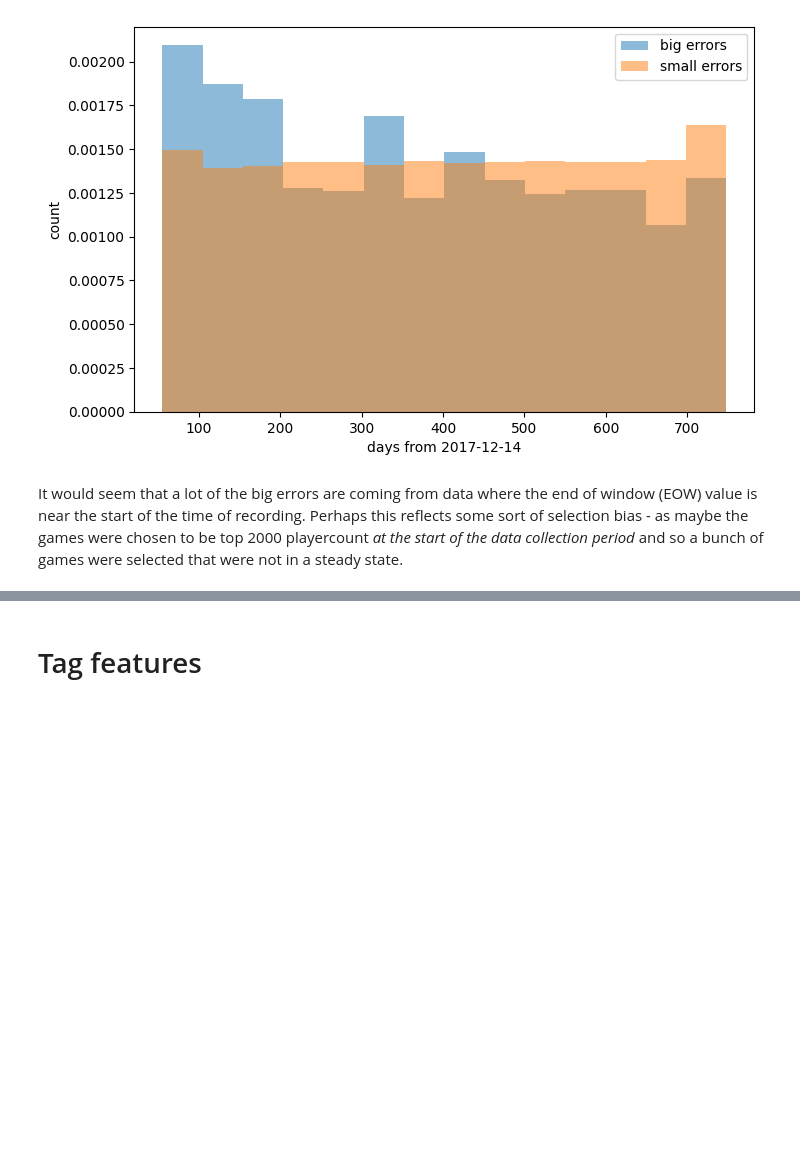
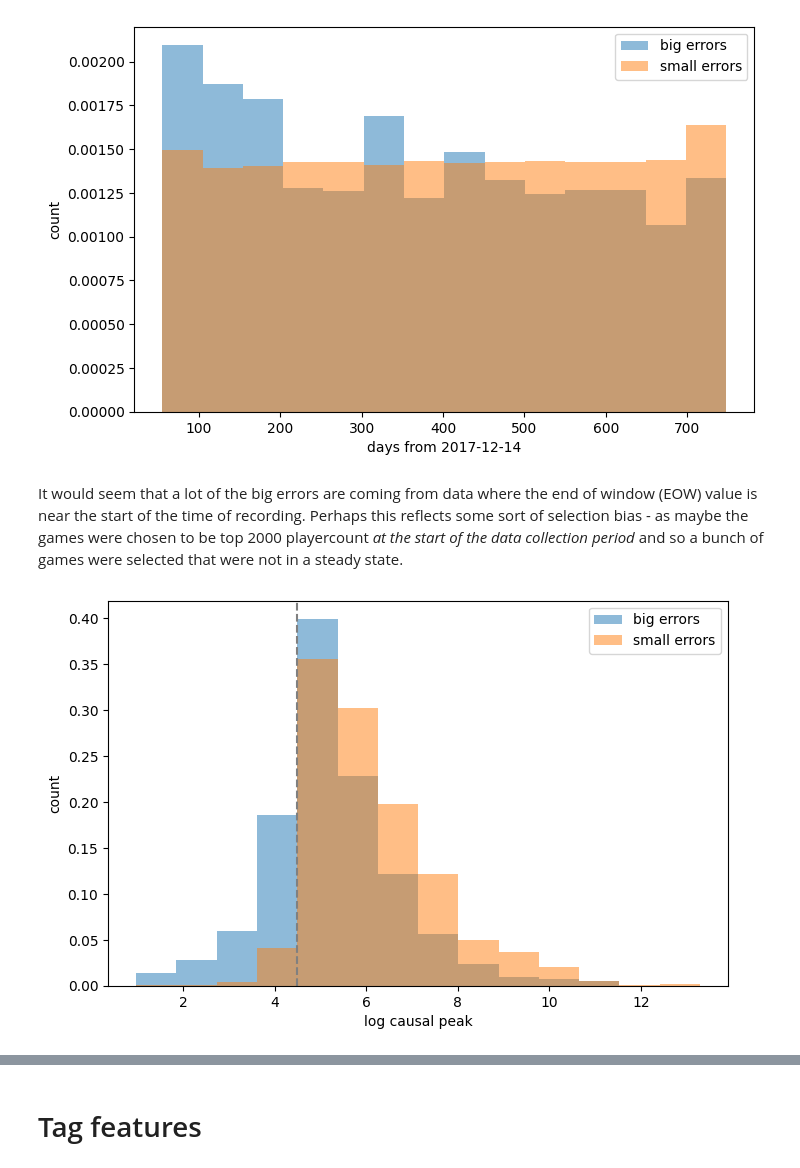
Before and after one commit to su-jai/player_forecasting, a Jupyter notebook: notebooks/data_engineering.ipynb, the cells around one changed output, grey strips where cells are left out. Drawn from its saved outputs; the diff is of its cells as text; code cells hidden in the pictures; blank space fills up the shorter version.

Commit message:
Further analysis of errors

```diff
--- a/notebooks/data_engineering.ipynb
+++ b/notebooks/data_engineering.ipynb
@@ -1163,3 +1163,25 @@ plt.show()
 [figure]
 # %% [markdown]
 It would seem that a lot of the big errors are coming from data where the end of window (EOW) value is near the start of the time of recording. Perhaps this reflects some sort of selection bias - as maybe the games were chosen to be top 2000 playercount *at the start of the data collection period* and so a bunch of games were selected that were not in a steady state.
+# %%
+a = big_error_lcp
+b = small_error_lcp
+
+fig, ax = plt.subplots(figsize=(8, 5))
+
+bins = np.linspace(
+    min(a.min(), b.min()),
+    max(a.max(), b.max()),
+    15
+)   # shared edges so the bars line up
+
+ax.hist(a, bins=bins, alpha=0.5, label="big errors", density=True)
+ax.hist(b, bins=bins, alpha=0.5, label="small errors", density=True)
+ax.axvline(x=4.5, linestyle="--", color="grey")
+
+ax.set_xlabel("log causal peak")
+ax.set_ylabel("count")
+ax.legend()
+plt.show()
+# %% [output]
+[figure, added]
```
Also changed, not shown: parts of 4 cells of this notebook.
